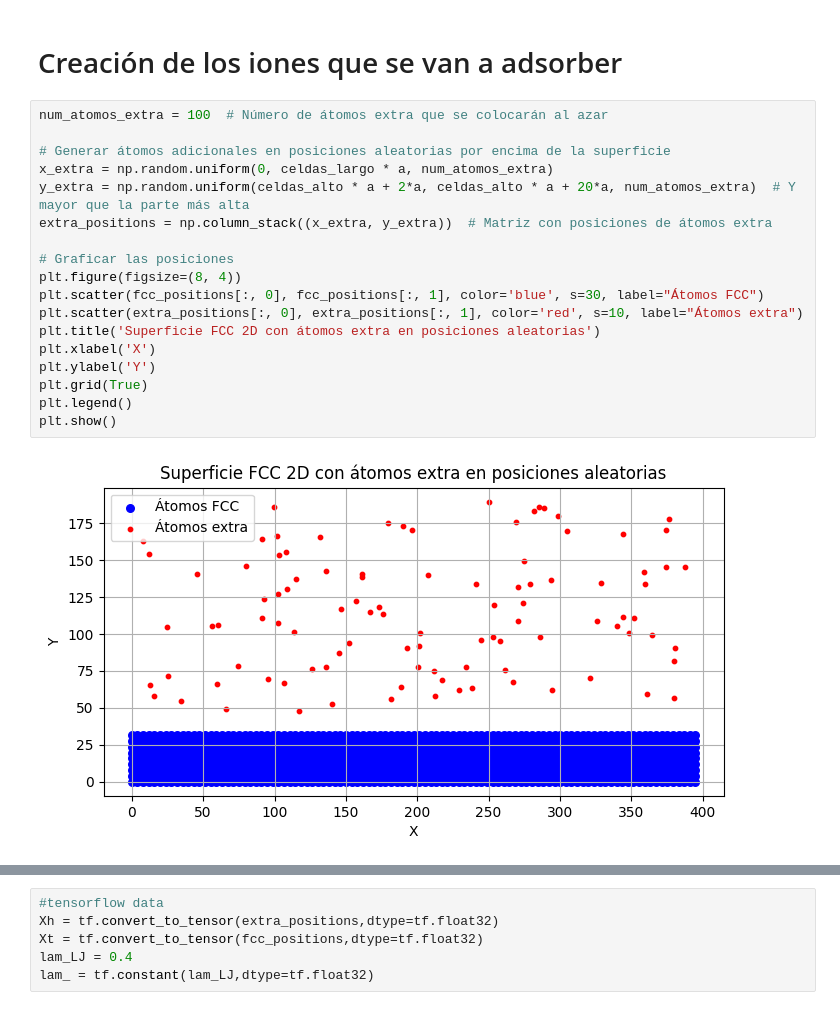
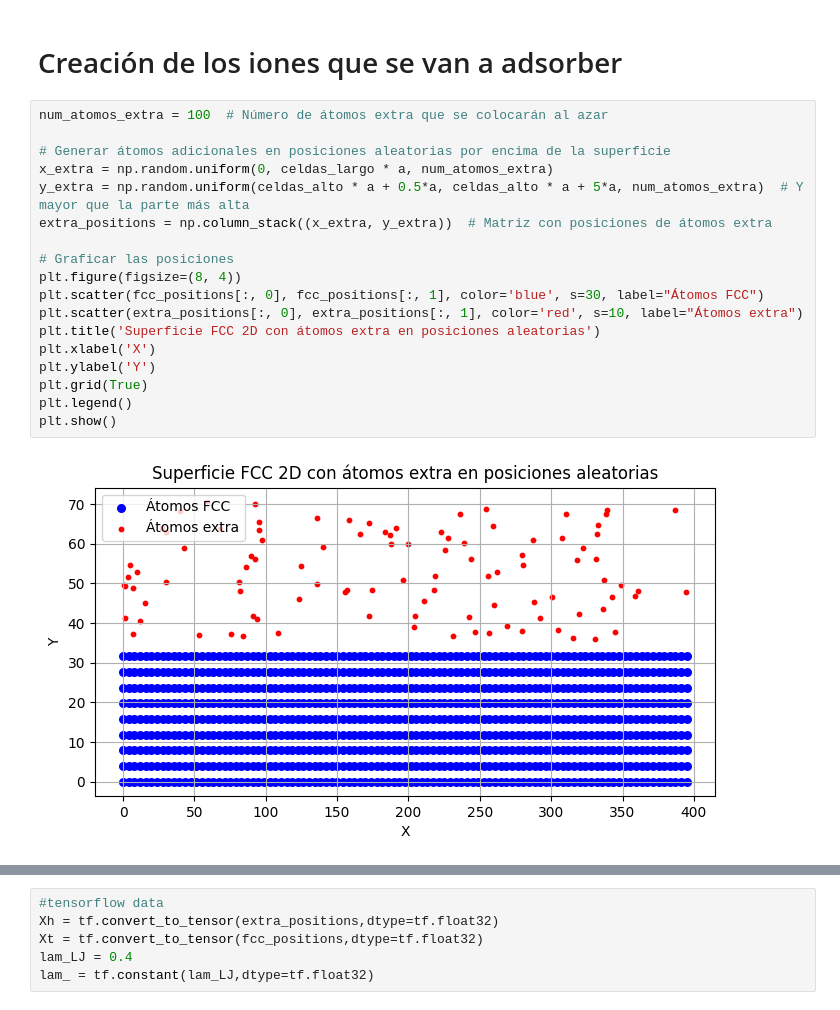
Before and after one commit to juansebastiangit/Inteligencia_artificial, a Jupyter notebook: Proyecto/Adsorcion en superficies basado en RIUS V 1.0 .ipynb, the cells around one changed output, grey strips where cells are left out. Cells and saved outputs as stored; diff of their text form.

```diff
--- a/Proyecto/Adsorcion en superficies basado en RIUS V 1.0 .ipynb
+++ b/Proyecto/Adsorcion en superficies basado en RIUS V 1.0 .ipynb
@@ -89,23 +89,23 @@ plt.show()
 # %%
 num_atomos_extra = 100  # Número de átomos extra que se colocarán al azar
 
 # Generar átomos adicionales en posiciones aleatorias por encima de la superficie
 x_extra = np.random.uniform(0, celdas_largo * a, num_atomos_extra)
-y_extra = np.random.uniform(celdas_alto * a + 2*a, celdas_alto * a + 20*a, num_atomos_extra)  # Y mayor que la parte más alta
+y_extra = np.random.uniform(celdas_alto * a + 0.5*a, celdas_alto * a + 5*a, num_atomos_extra)  # Y mayor que la parte más alta
 extra_positions = np.column_stack((x_extra, y_extra))  # Matriz con posiciones de átomos extra
 
 # Graficar las posiciones
 plt.figure(figsize=(8, 4))
 plt.scatter(fcc_positions[:, 0], fcc_positions[:, 1], color='blue', s=30, label="Átomos FCC")
 plt.scatter(extra_positions[:, 0], extra_positions[:, 1], color='red', s=10, label="Átomos extra")
 plt.title('Superficie FCC 2D con átomos extra en posiciones aleatorias')
 plt.xlabel('X')
 plt.ylabel('Y')
 plt.grid(True)
 plt.legend()
 plt.show()
 # %% [output]
-[figure, old version]
+[figure, new version]
 # %%
 @tf.function
 # Potencial de Lennard-Jones
```
Also changed, not shown: parts of 2 cells of this notebook.
